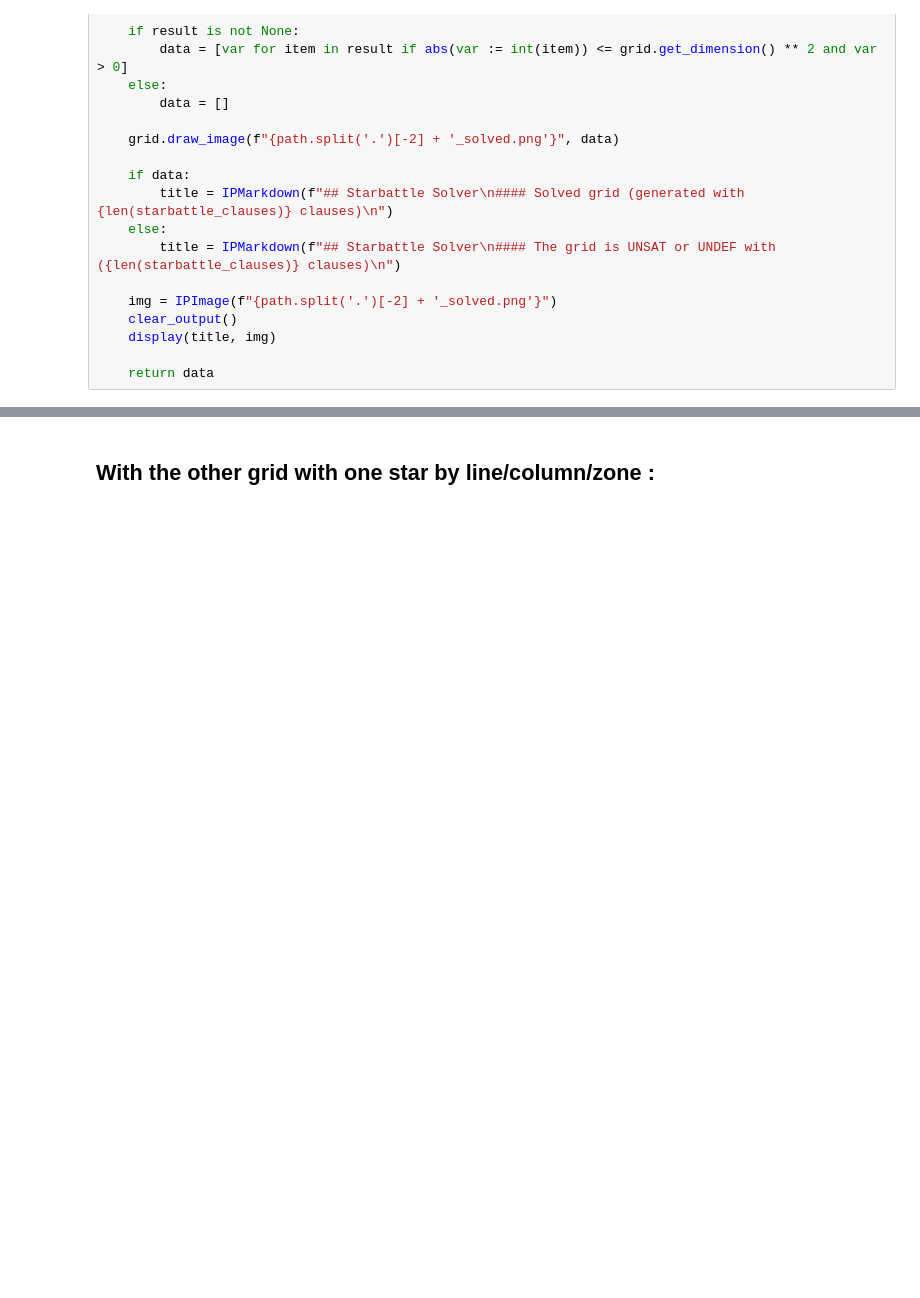
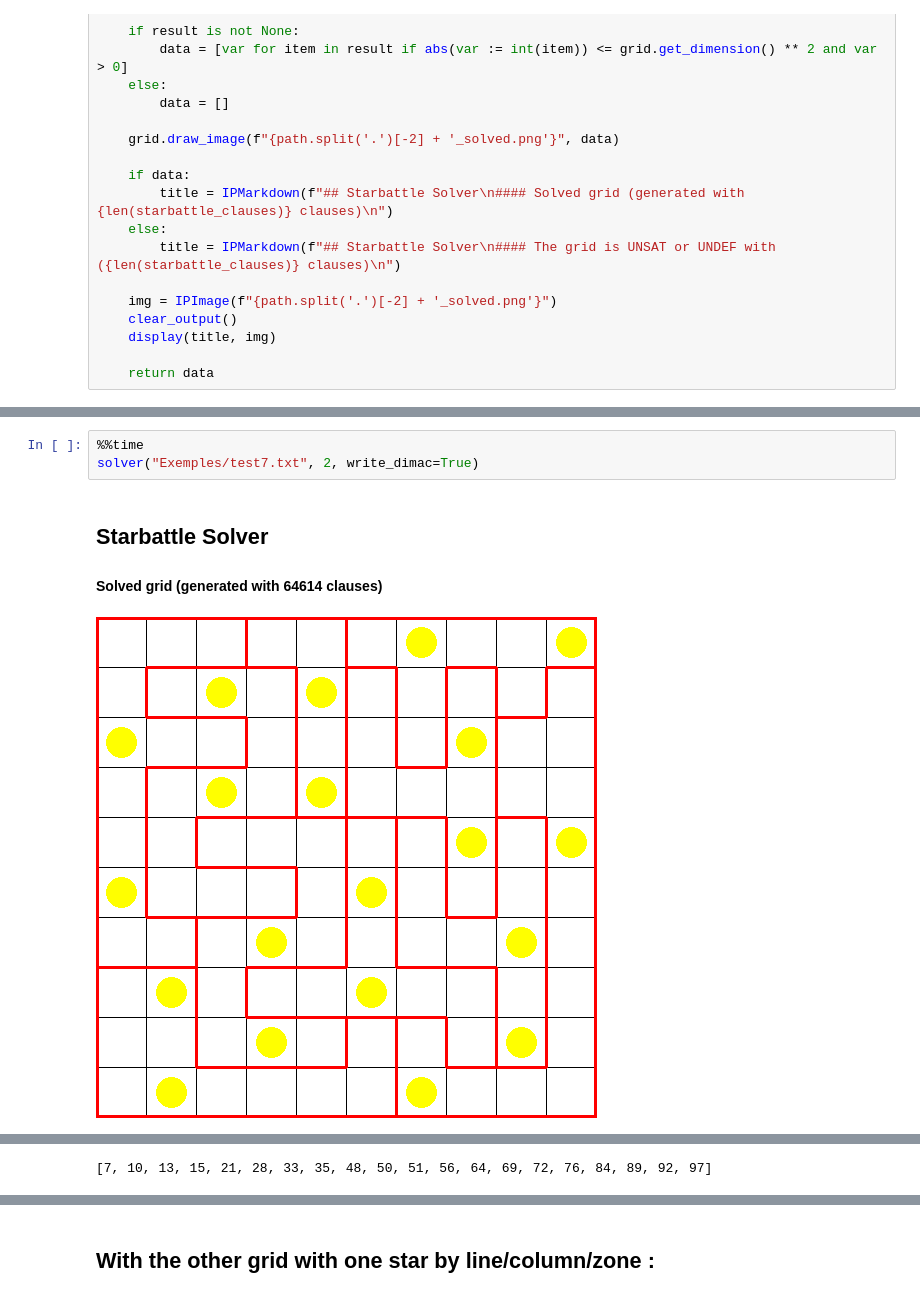
Before and after one commit to tristansaminadayar/projet_inf432, a Jupyter notebook: Starbattle.ipynb, the cells around one changed output, grey strips where cells are left out. Drawn from its saved outputs; the diff is of its cells as text; blank space fills up the shorter version.

```diff
--- a/Starbattle.ipynb
+++ b/Starbattle.ipynb
@@ -588 +588,8 @@ Wall time: 2.57 s
 [6, 8, 10, 12, 23, 25, 30, 36, 37, 41, 52, 54, 56, 58, 69, 71, 74, 76]
+# %%
+%%time
+solver("Exemples/test7.txt", 2, write_dimac=True)
+# %% [output]
+## Starbattle Solver
+#### Solved grid (generated with 64614 clauses)
+[figure, added]
@@ -588,0 +598 @@ Wall time: 2.57 s
+[7, 10, 13, 15, 21, 28, 33, 35, 48, 50, 51, 56, 64, 69, 72, 76, 84, 89, 92, 97]
```
Also changed, not shown: parts of 16 cells of this notebook, 1 other file.
